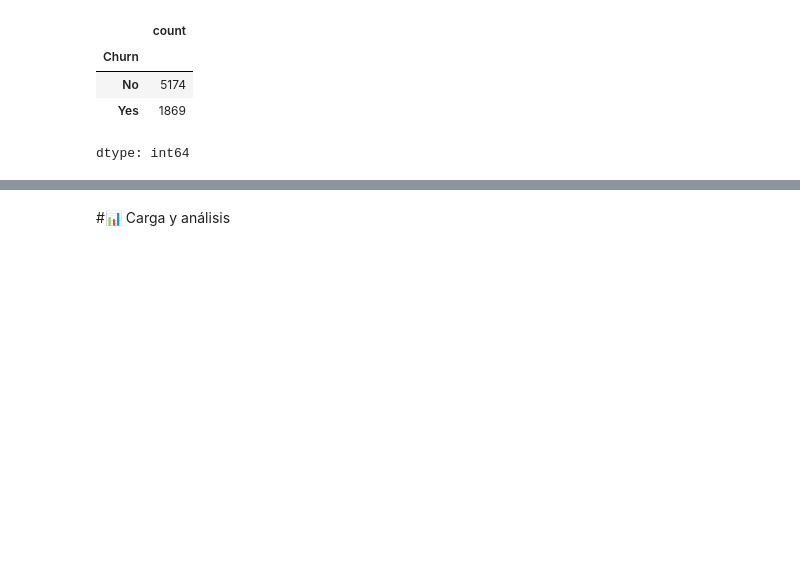
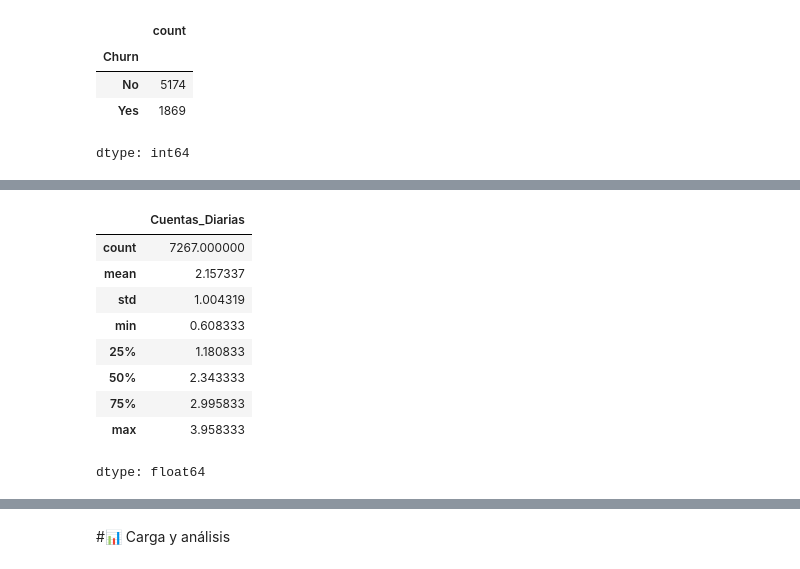
Before and after one commit to aldair27-c/TelecomX_LATAM, a Jupyter notebook: TelecomX_LATAM.ipynb, the cells around one changed output, grey strips where cells are left out. Cells and saved outputs as stored; diff of their text form; code cells hidden in the pictures; blank space fills up the shorter version.

```diff
--- a/TelecomX_LATAM.ipynb
+++ b/TelecomX_LATAM.ipynb
@@ -202,0 +213,13 @@ dtype: int64
+# %%
+df_final['Cuentas_Diarias'].describe()
+# %% [output]
+|  | Cuentas_Diarias |
+| count | 7267.000000 |
+| mean | 2.157337 |
+| std | 1.004319 |
+| min | 0.608333 |
+| 25% | 1.180833 |
+| 50% | 2.343333 |
+| 75% | 2.995833 |
+| max | 3.958333 |
+dtype: float64
```
Also changed, not shown: parts of 10 cells of this notebook.
